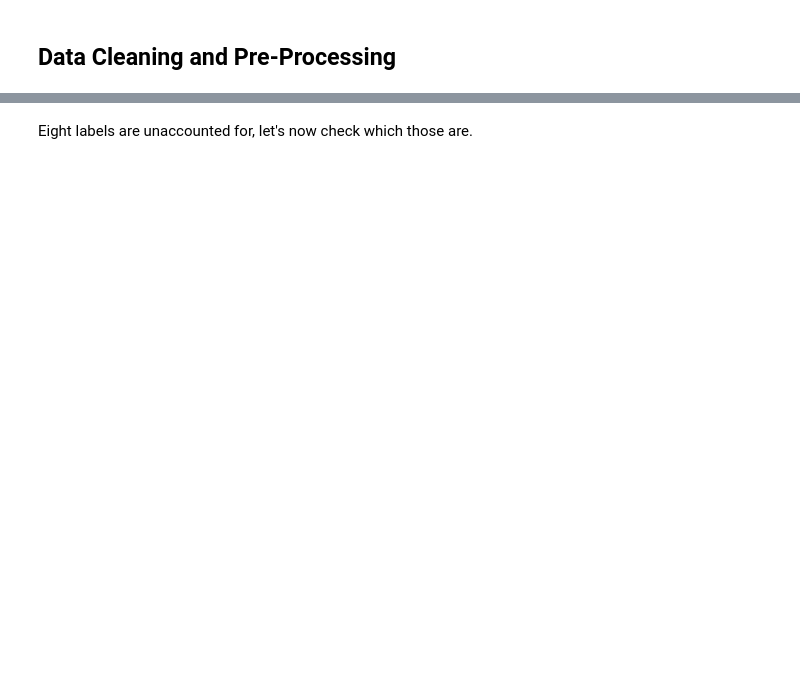
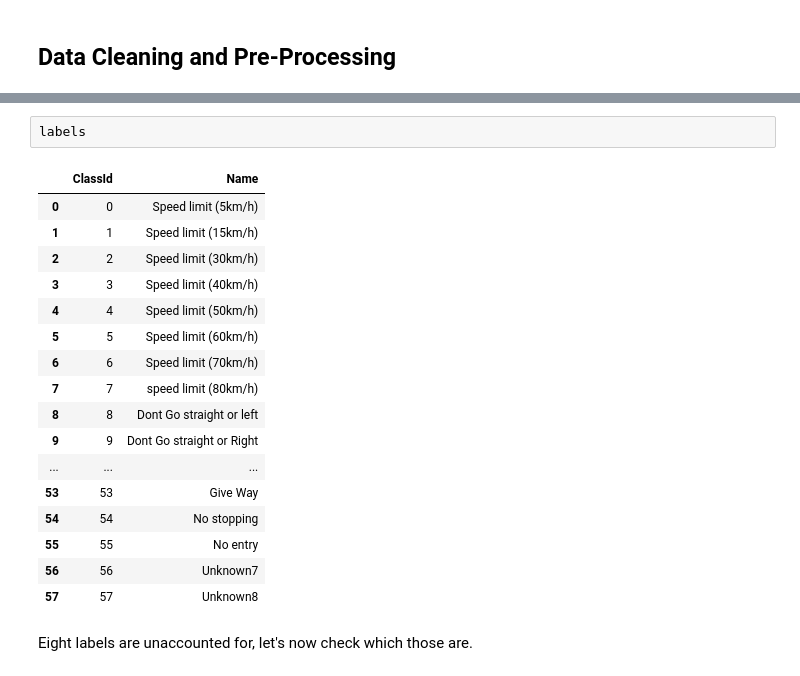
Before and after one commit to bernardo-cruz/DLV03_Project, a Jupyter notebook: traffic_sign_detection.ipynb, the cells around one changed output, grey strips where cells are left out. Saved outputs shown, nothing was run; the diff lists cells and outputs as text; blank space fills up the shorter version.

```diff
--- a/traffic_sign_detection.ipynb
+++ b/traffic_sign_detection.ipynb
@@ -72,3 +146,23 @@ dtype: int64
+# %%
+labels
+# %% [output]
+|  | ClassId | Name |
+| 0 | 0 | Speed limit (5km/h) |
+| 1 | 1 | Speed limit (15km/h) |
+| 2 | 2 | Speed limit (30km/h) |
+| 3 | 3 | Speed limit (40km/h) |
+| 4 | 4 | Speed limit (50km/h) |
+| 5 | 5 | Speed limit (60km/h) |
+| 6 | 6 | Speed limit (70km/h) |
+| 7 | 7 | speed limit (80km/h) |
+| 8 | 8 | Dont Go straight or left |
+| 9 | 9 | Dont Go straight or Right |
+| ... | ... | ... |
+| 53 | 53 | Give Way |
+| 54 | 54 | No stopping |
+| 55 | 55 | No entry |
+| 56 | 56 | Unknown7 |
+| 57 | 57 | Unknown8 |
 # %% [markdown]
 Eight labels are unaccounted for, let's now check which those are.
 # %%
```
Also changed, not shown: parts of 25 cells of this notebook, 2 other files.
